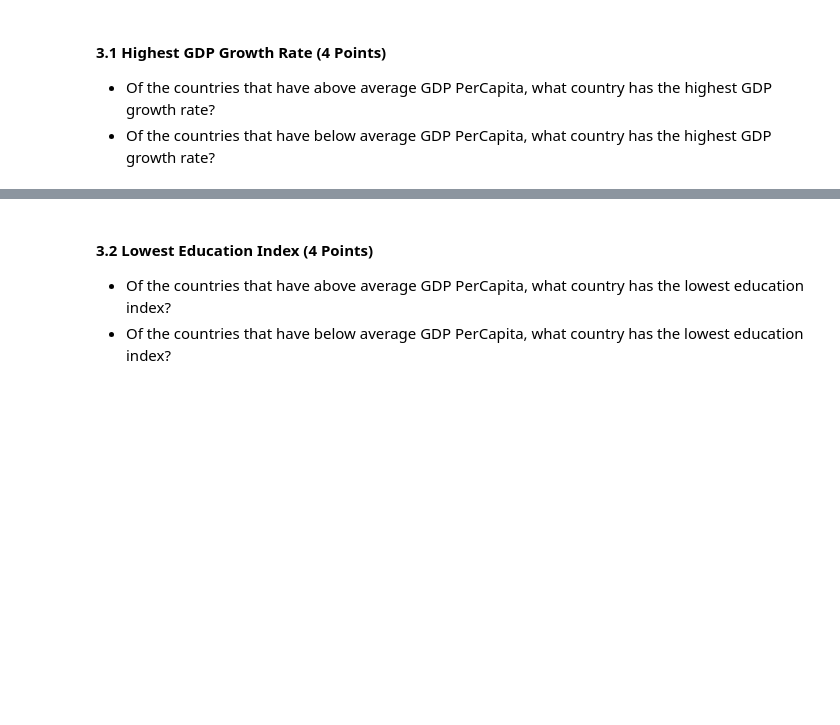
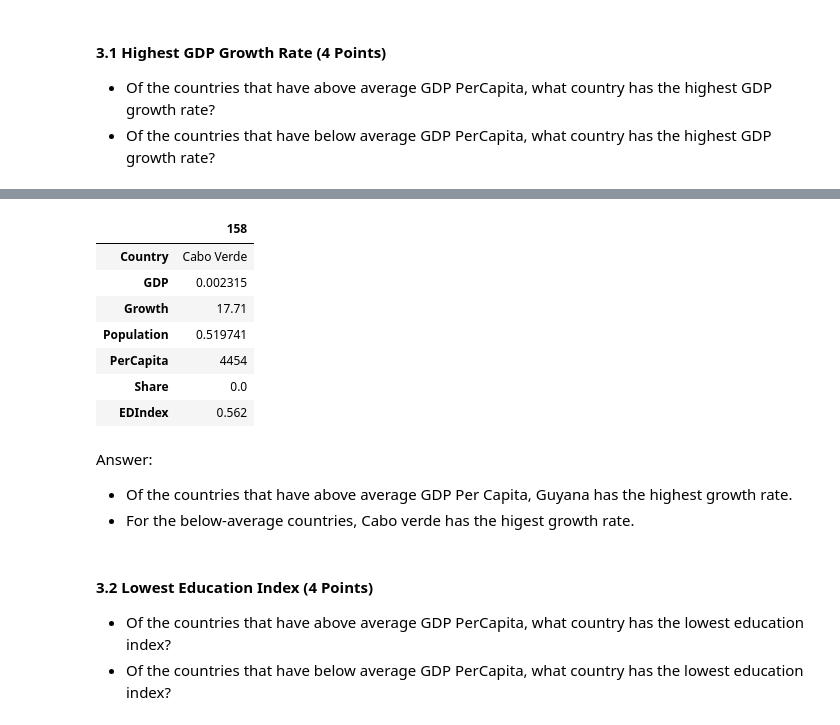
Before and after one commit to ivynangalia/320, a Jupyter notebook: labs/Lab6.ipynb, the cells around one changed output, grey strips where cells are left out. Drawn from its saved outputs; the diff is of its cells as text; code cells hidden in the pictures; blank space fills up the shorter version.

```diff
--- a/labs/Lab6.ipynb
+++ b/labs/Lab6.ipynb
@@ -294,3 +307,20 @@ Answer:
+# %%
+lower = GDP_EDU[GDP_EDU["PerCapita"] < GDP_EDU["PerCapita"].mean()]
+lowest_above_idx = lower.loc[lower['Growth'].idxmax()]
+pd.DataFrame(lowest_above_idx)
+# %% [output]
+|  | 158 |
+| Country | Cabo Verde |
+| GDP | 0.002315 |
+| Growth | 17.71 |
+| Population | 0.519741 |
+| PerCapita | 4454 |
+| Share | 0.0 |
+| EDIndex | 0.562 |
+# %% [markdown]
+Answer:
+* Of the countries that have above average GDP Per Capita, Guyana has the highest growth rate.
+* For the below-average countries, Cabo verde has the higest growth rate.
 # %% [markdown]
 #### 3.2 Lowest Education Index (4 Points)
 
```
Also changed, not shown: parts of 13 cells of this notebook, 14 other files.
